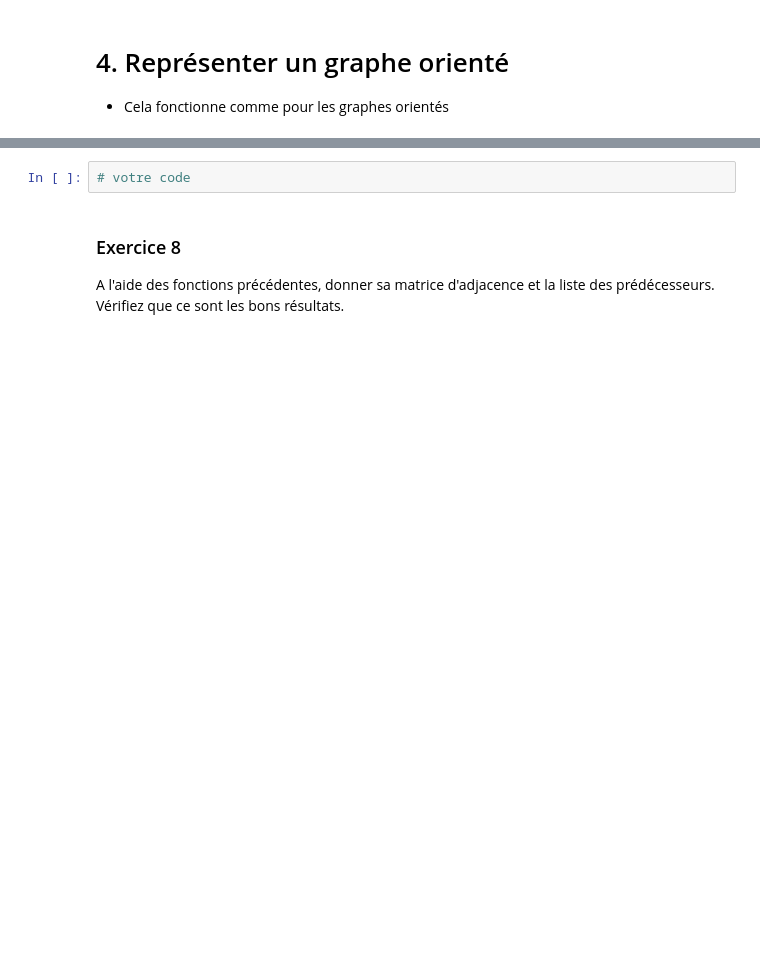
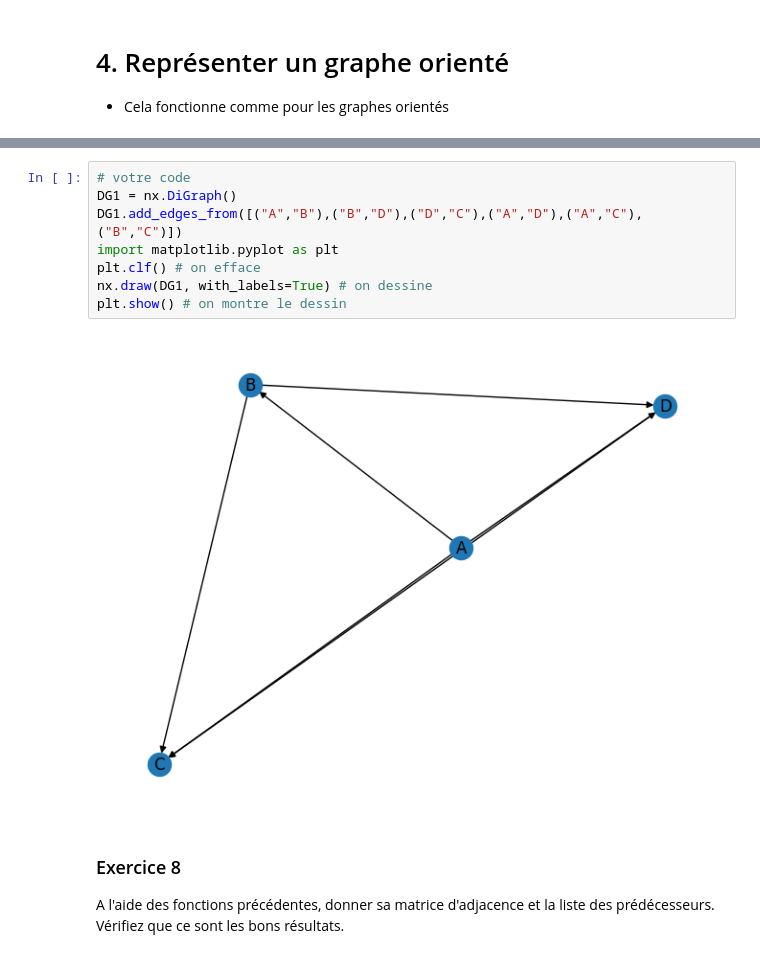
Before and after one commit to Tenduus/TNSI, a Jupyter notebook: docs/1T♥/Graphe/Graphes_avec_networkx.ipynb, the cells around one changed output, grey strips where cells are left out. Drawn from its saved outputs; the diff is of its cells as text; blank space fills up the shorter version.

Commit message:
graphe

```diff
--- a/docs/1T♥/Graphe/Graphes_avec_networkx.ipynb
+++ b/docs/1T♥/Graphe/Graphes_avec_networkx.ipynb
@@ -448,8 +462,16 @@ plt.show() # on montre le dessin
 ### Exercice 7
 Représenter le graphe orienté ci-dessous.
 ![graphes_networkx_ex7.png](https://ericecmorlaix.github.io/img/graphes_networkx_ex7.png)
-# %%
-# votre code
+# %%
+# votre code
+DG1 = nx.DiGraph()
+DG1.add_edges_from([("A","B"),("B","D"),("D","C"),("A","D"),("A","C"),("B","C")])
+import matplotlib.pyplot as plt
+plt.clf() # on efface
+nx.draw(DG1, with_labels=True) # on dessine
+plt.show() # on montre le dessin
+# %% [output]
+[figure, added]
 # %% [markdown]
 ### Exercice 8
 A l'aide des fonctions précédentes, donner sa matrice d'adjacence et la liste des prédécesseurs. Vérifiez que ce sont les bons résultats.
```
Also changed, not shown: parts of 8 cells of this notebook.
